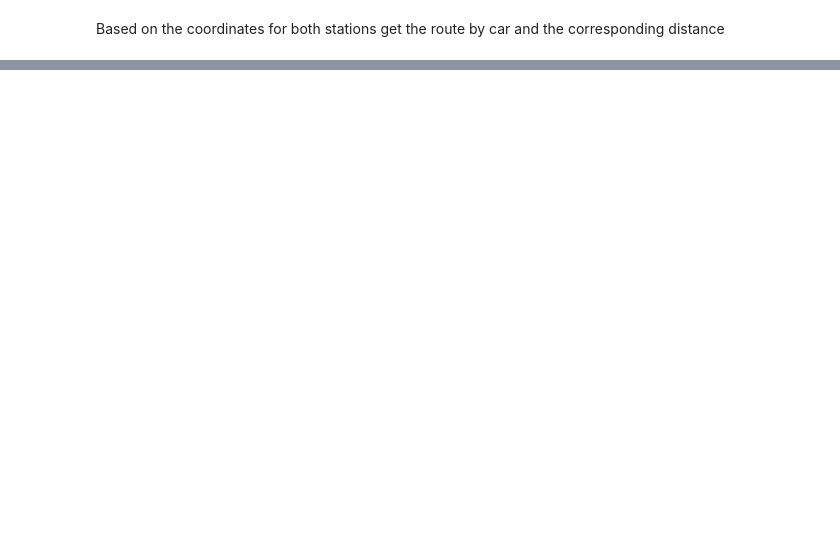
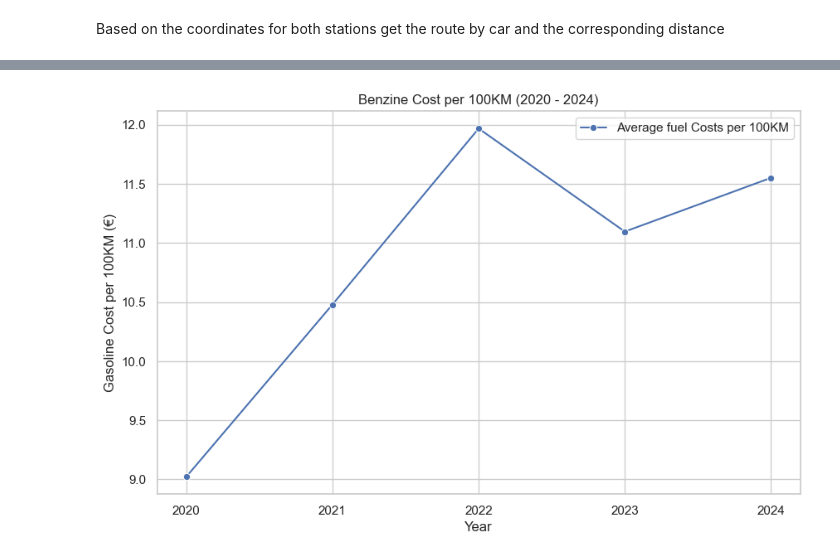
Before and after one commit to henkrehorst/uu_dss_project, a Jupyter notebook: dashboard/SeparateChartsForTesting/PriceComparison.ipynb, the cells around one changed output, grey strips where cells are left out. Saved outputs shown, nothing was run; the diff lists cells and outputs as text; code cells hidden in the pictures; blank space fills up the shorter version.

```diff
--- a/dashboard/SeparateChartsForTesting/PriceComparison.ipynb
+++ b/dashboard/SeparateChartsForTesting/PriceComparison.ipynb
@@ -379,0 +389,4 @@ WARNING:root:Requests made without an app_token will be subject to strict thrott
+# %%
+import pandas as pd
+averageUsageCsv = pd.read_csv('averageUsage.csv')
+averageUsageCsv.head(20)
@@ -399,15 +424,15 @@ try:
     records = data.get("value", [])
 
     # Convert data to a pandas DataFrame for easier manipulation
-    df = pd.DataFrame(records)
+    fuelPrices = pd.DataFrame(records)
 
 except requests.exceptions.RequestException as e:
     print("Error retrieving data:", e)
 
 # The "Perioden" column is in a string format of year+quarter with year spanning the first 4 digits, let's separate year
-df['Perioden'] = df['Perioden'].str[:4]
+fuelPrices['Perioden'] = fuelPrices['Perioden'].str[:4]
 
 # This results in each year consisting of 4 quarters (rows), let's combine these years by storing the average values per year
-df = df.groupby('Perioden').mean().reset_index()
-print(df)
+fuelPrices = fuelPrices.groupby('Perioden').mean().reset_index()
+print(fuelPrices)
 # %% [output]
@@ -430,0 +516,28 @@ print(df)
+# %%
+import pandas as pd
+import seaborn as sns
+import matplotlib.pyplot as plt
+
+years = fuelPrices['Perioden']
+benzine_cost_per_100km = fuelPrices['FuelPriceBenzine100KM']
+
+# Creating a new DataFrame for Seaborn
+data = pd.DataFrame({
+    'Year': years,
+    'Gasoline Cost per 100KM (€)': benzine_cost_per_100km
+})
+
+# Setting the visual style
+sns.set(style="whitegrid")
+
+# Creating the plot
+plt.figure(figsize=(10, 6))
+sns.lineplot(data=data, x='Year', y='Gasoline Cost per 100KM (€)', marker='o', color='b', label='Average fuel Costs per 100KM')
+plt.xlabel("Year")
+plt.ylabel("Gasoline Cost per 100KM (€)")
+plt.title("Benzine Cost per 100KM (2020 - 2024)")
+plt.grid(True)
+plt.legend()
+plt.show()
+# %% [output]
+[figure, added]
```
Also changed, not shown: parts of 18 cells of this notebook.
